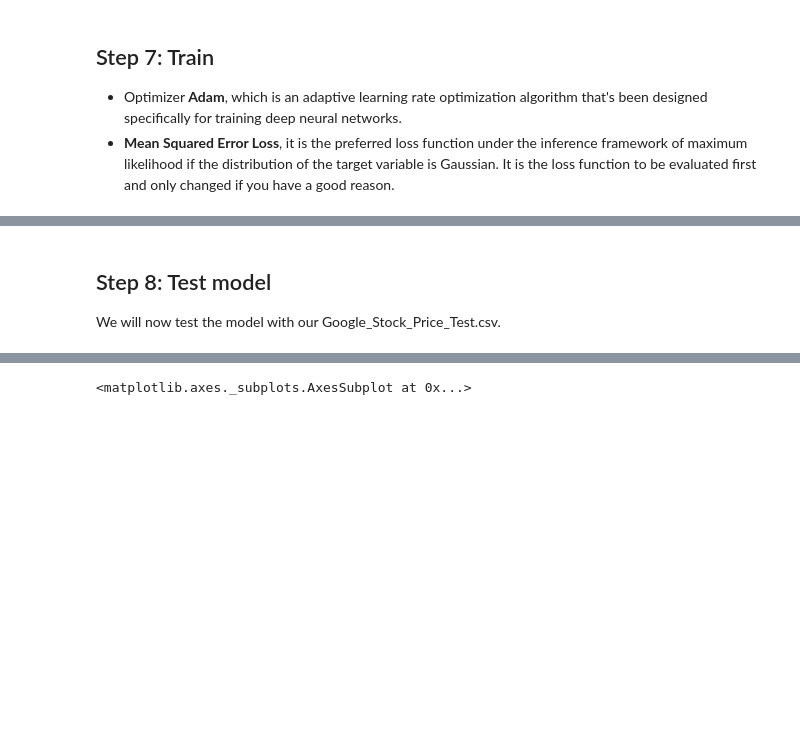
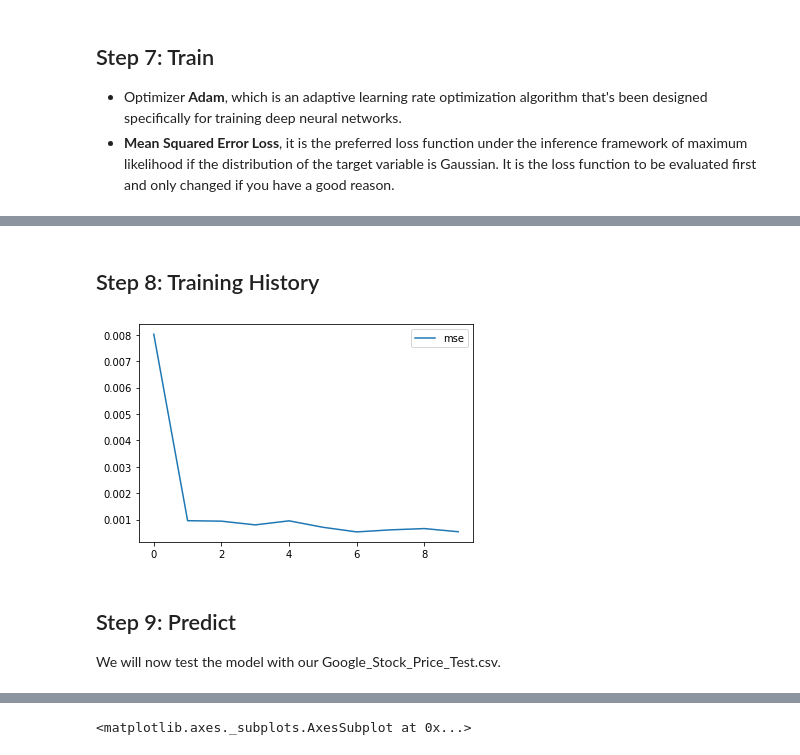
Before and after one commit to elephantscale/deep-learning-with-tensorflow-solutions, a Jupyter notebook: rnn/rnn-stock-price-prediction.ipynb, the cells around one changed output, grey strips where cells are left out. Cells and saved outputs as stored; diff of their text form; code cells hidden in the pictures; blank space fills up the shorter version.

```diff
--- a/rnn/rnn-stock-price-prediction.ipynb
+++ b/rnn/rnn-stock-price-prediction.ipynb
@@ -237,5 +237,16 @@ Wall time: 46.6 s
+# %% [markdown]
+## Step 8: Training History
+# %%
+%matplotlib inline
+import matplotlib.pyplot as plt
+
+plt.plot(history.history['mse'], label='mse')
+plt.legend()
+plt.show()
+# %% [output]
+[figure, added]
 # %% [markdown]
-## Step 8: Test model
+## Step 9: Predict
 We will now test the model with our Google_Stock_Price_Test.csv.
 # %%
 # Getting the real stock price of 2017
```
Also changed, not shown: parts of 8 cells of this notebook.
